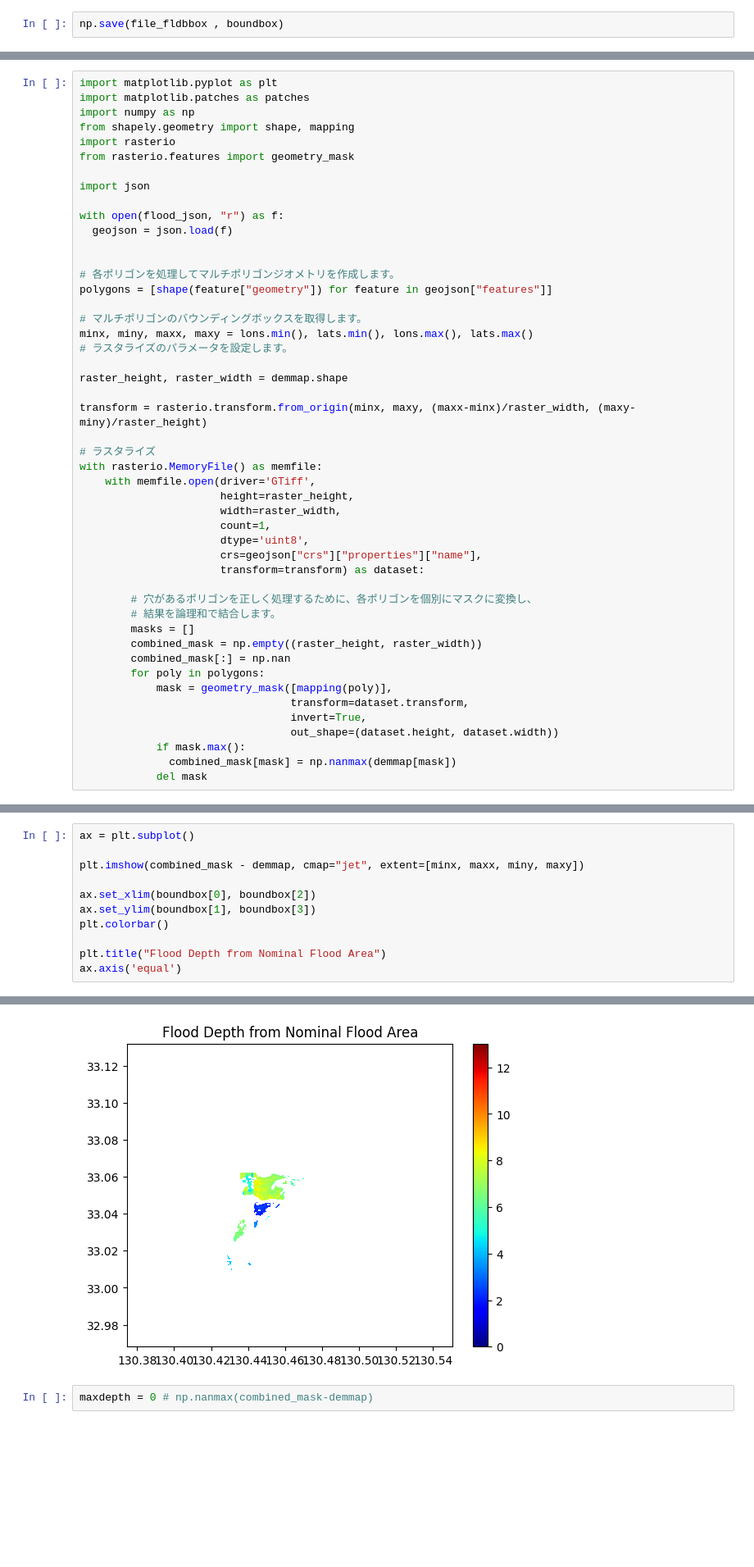
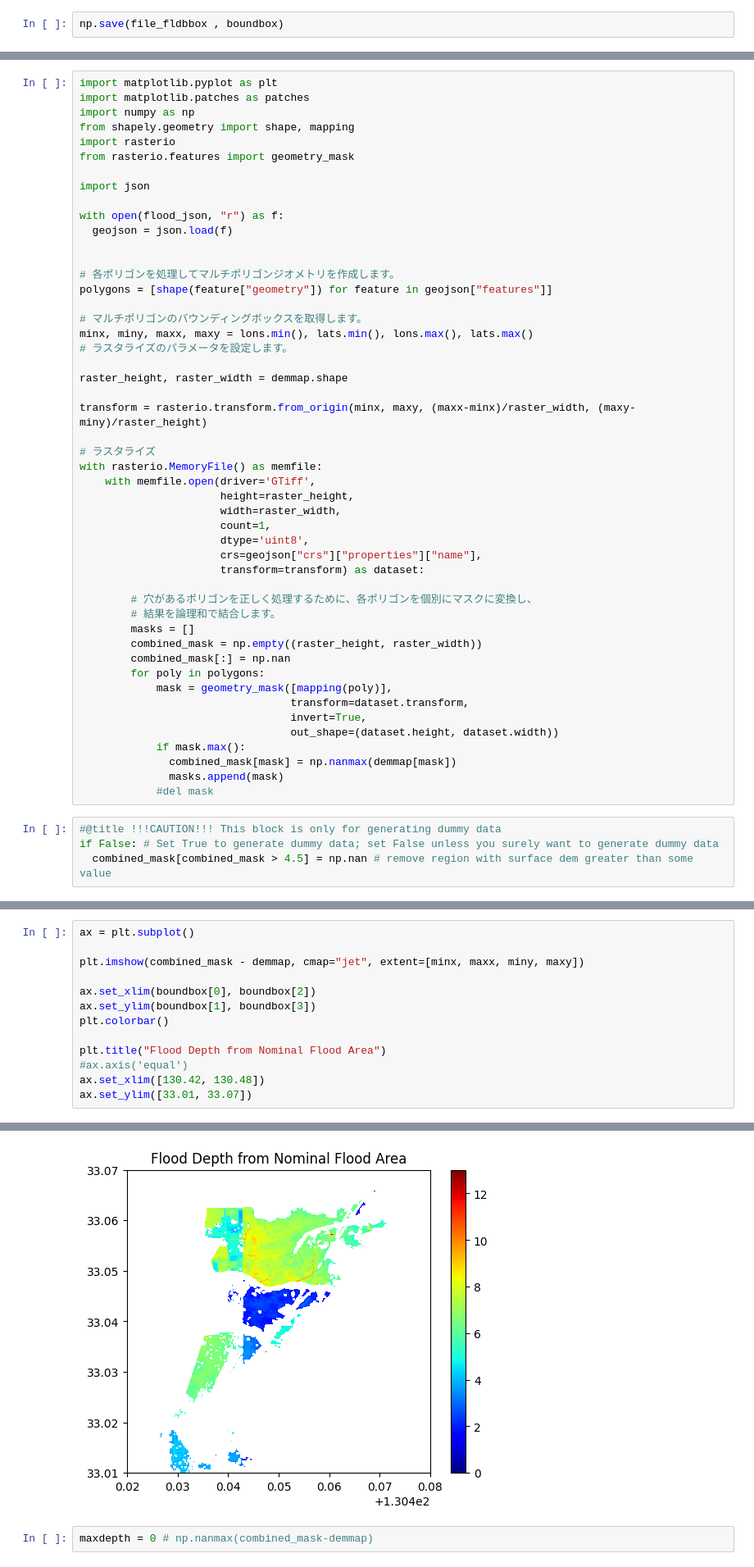
Before and after one commit to eukarya-inc/plateau-2023-uc01-satellite-analytics, a Jupyter notebook: PLATEAU-FloodSAR/s1-s3_GIAJ_FloodArea_Raster.ipynb, the cells around one changed output, grey strips where cells are left out. Shown at 82% size. Drawn from its saved outputs; the diff is of its cells as text; blank space fills up the shorter version.

```diff
--- a/PLATEAU-FloodSAR/s1-s3_GIAJ_FloodArea_Raster.ipynb
+++ b/PLATEAU-FloodSAR/s1-s3_GIAJ_FloodArea_Raster.ipynb
@@ -159,4 +172,9 @@ with rasterio.MemoryFile() as memfile:
                                  out_shape=(dataset.height, dataset.width))
             if mask.max():
               combined_mask[mask] = np.nanmax(demmap[mask])
-            del mask
+              masks.append(mask)
+            #del mask
+# %%
+#@title !!!CAUTION!!! This block is only for generating dummy data
+if False: # Set True to generate dummy data; set False unless you surely want to generate dummy data
+  combined_mask[combined_mask > 4.5] = np.nan # remove region with surface dem greater than some value
@@ -183,5 +329,7 @@ ax.set_ylim(boundbox[1], boundbox[3])
 plt.colorbar()
 
 plt.title("Flood Depth from Nominal Flood Area")
-ax.axis('equal')
+#ax.axis('equal')
+ax.set_xlim([130.42, 130.48])
+ax.set_ylim([33.01, 33.07])
 # %% [output]
@@ -189,4 +337,4 @@ ax.axis('equal')
-[figure, old version]
+[figure, new version]
 # %%
 maxdepth = 0 # np.nanmax(combined_mask-demmap)
 # %%
```
Also changed, not shown: parts of 24 cells of this notebook, 3 other files.
